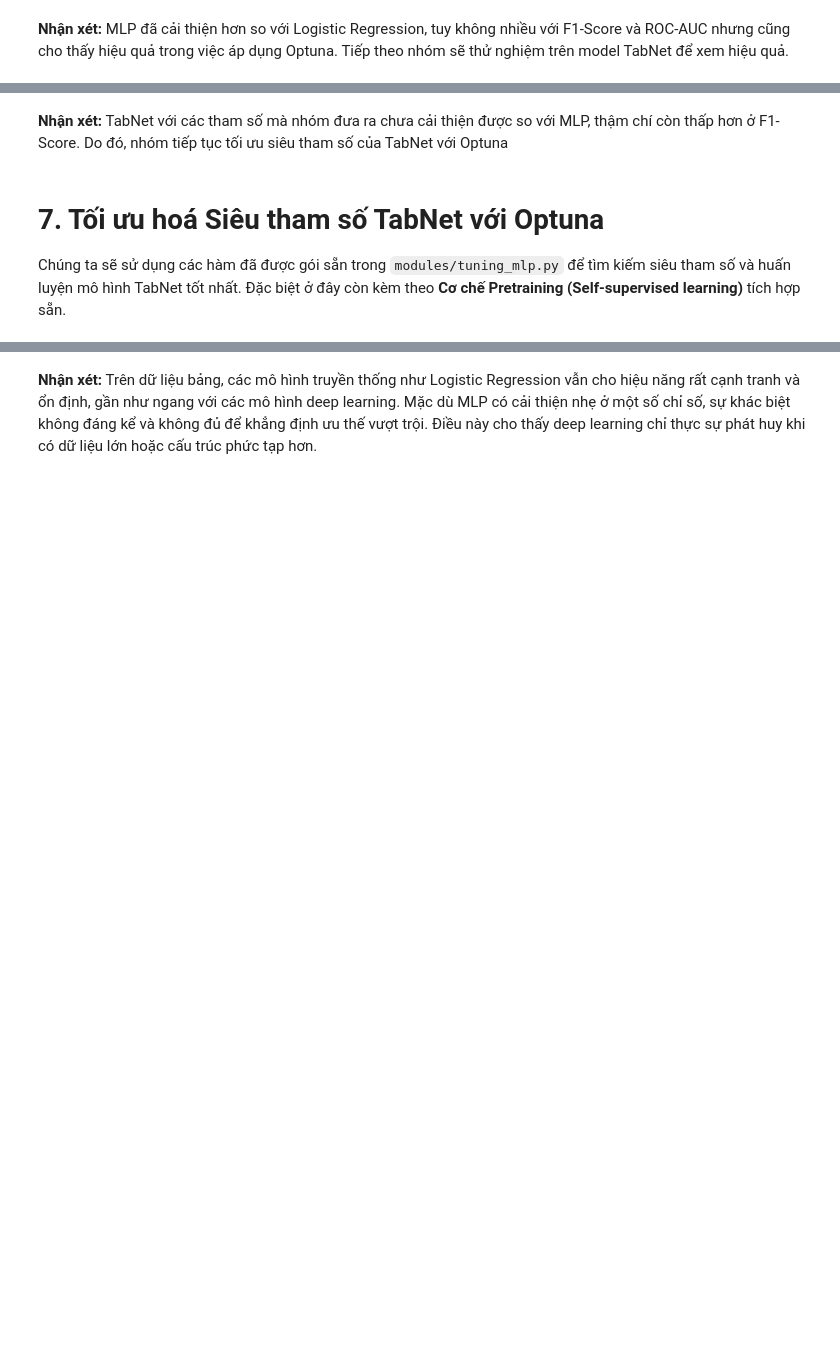
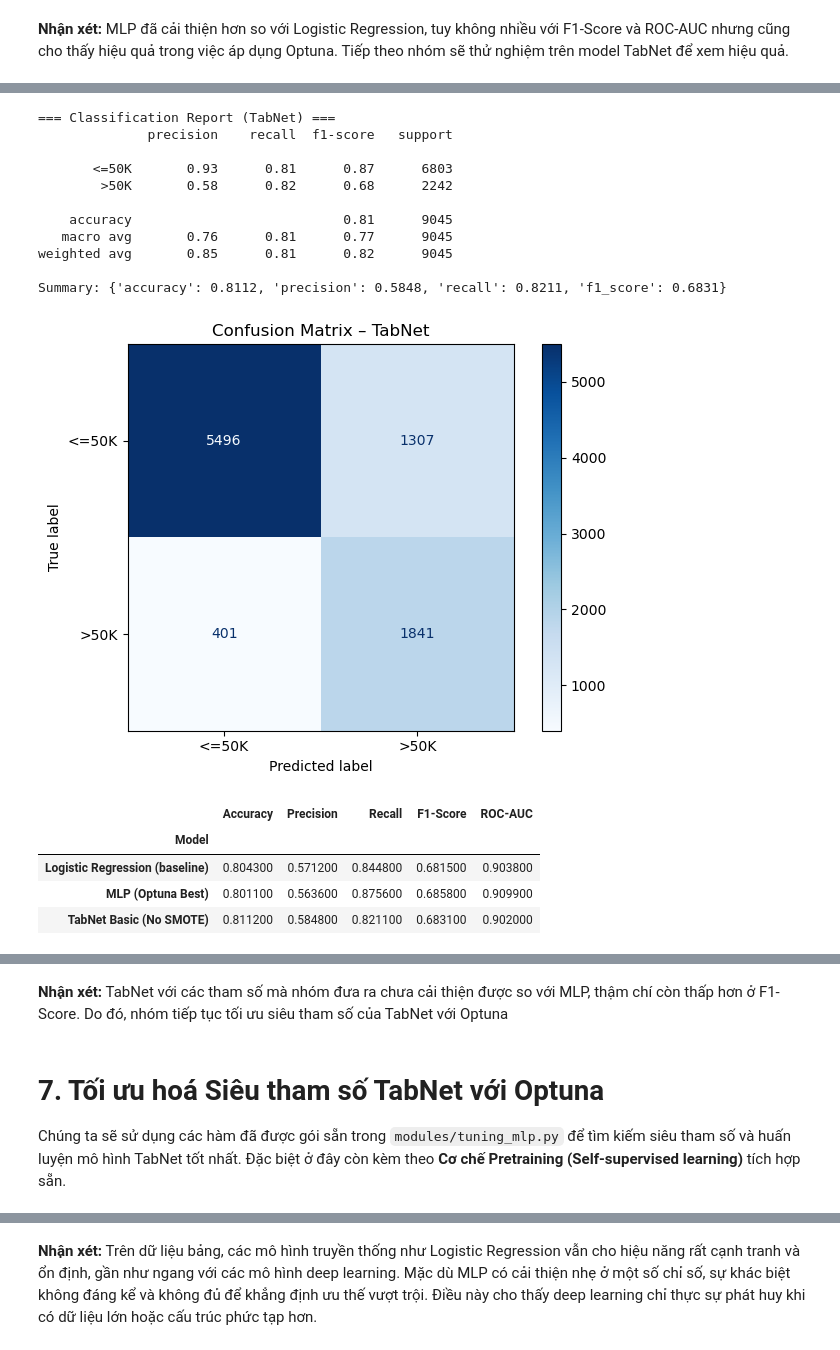
Before and after one commit to Hanne2202/ml-project-group10, a Jupyter notebook: notebooks/04_deep_learning.ipynb, the cells around one changed output, grey strips where cells are left out. Cells and saved outputs as stored; diff of their text form; code cells hidden in the pictures; blank space fills up the shorter version.

```diff
--- a/notebooks/04_deep_learning.ipynb
+++ b/notebooks/04_deep_learning.ipynb
@@ -310,15 +623,16 @@ import torch
 device = 'cuda' if torch.cuda.is_available() else 'cpu'
 print(f'Using device: {device}')
 
-# Đóng gói dữ liệu đã preprocessing vào dict chuẩn của dl module
+# MLP dùng dữ liệu KHÔNG SMOTE, class imbalance xử lý qua pos_weight trong loss
+# (tránh vấn đề SMOTE tạo giá trị thập phân trên cột OHE nhị phân)
 prep_data = {
-    'X_train': X_train_sm.values.astype('float32'),
+    'X_train': X_train_sc.values.astype('float32'),
     'X_val'  : X_val_sc.values.astype('float32'),
     'X_test' : X_test_sc.values.astype('float32'),
-    'y_train': y_train_sm.values.astype('int64'),
+    'y_train': y_train.values.astype('int64'),
     'y_val'  : y_val.values.astype('int64'),
     'y_test' : y_test.values.astype('int64'),
-    'input_dim': X_train_sm.shape[1],
+    'input_dim': X_train_sc.shape[1],
 }
 
 train_loader, val_loader, test_loader = dl.create_dataloaders(prep_data, batch_size=256)
@@ -343,5 +681,5 @@ history_mlp = dl.train_model(
     weight_decay=1e-3,
     patience=20,
     device=device,
-    use_pos_weight=False,
+    use_pos_weight=True,
 )
@@ -542,6 +990,7 @@ print("--- Chuẩn bị Data gốc cho TabNet ---")
 prep_tabnet = prep.preprocess_for_tabnet(
     df_clean,
     target_col='income',
+    val_size=0.1,   # Đồng nhất với split của MLP (val_size mặc định là 0.2)
     random_state=42
 )
 
@@ -573,7 +1058,7 @@ compare_all = pd.DataFrame([
         'Accuracy' : test_metrics_lr['accuracy'],
         'Precision': test_metrics_lr['precision'],
         'Recall'   : test_metrics_lr['recall'],
-        'F1-Score' : test_metrics_lr['f1'],
+        'F1-Score' : test_metrics_lr['f1_score'],
         'ROC-AUC'  : test_metrics_lr['roc_auc'],
     },
     {
@@ -586,30 +1071,48 @@ compare_all = pd.DataFrame([
     },
     {
         'Model'    : 'TabNet Basic (No SMOTE)',
         'Accuracy' : metrics_tabnet['accuracy'],
         'Precision': metrics_tabnet['precision'],
         'Recall'   : metrics_tabnet['recall'],
         'F1-Score' : metrics_tabnet['f1_score'],
         'ROC-AUC'  : round(roc_auc_score(y_true_tabnet, y_proba_tabnet), 4),
     },
 ])
 
 compare_all = compare_all.set_index('Model')
 display(compare_all.style.highlight_max(axis=0, color='lightgreen'))
 
 # Trực quan hoá
 fig, ax = plt.subplots(figsize=(12, 6))
 width_new = 0.25
 for i, model_name in enumerate(compare_all.index):
     ax.bar(x + (i - 1) * width_new, compare_all.loc[model_name, metrics_to_plot],
            width_new, label=model_name, alpha=0.85)
 
 ax.set_xticks(x)
 ax.set_xticklabels(metrics_to_plot)
 ax.set_ylim(0.5, 1.0)
 ax.set_ylabel('Score')
 ax.set_title('So sánh 3 Model – Test Set Metrics')
 ax.legend(loc='lower right')
 ax.grid(axis='y', alpha=0.3)
 plt.tight_layout()
 plt.show()
+# %% [output]
+=== Classification Report (TabNet) ===
+              precision    recall  f1-score   support
+
+       <=50K       0.93      0.81      0.87      6803
+        >50K       0.58      0.82      0.68      2242
+
+    accuracy                           0.81      9045
+   macro avg       0.76      0.81      0.77      9045
+weighted avg       0.85      0.81      0.82      9045
+
+Summary: {'accuracy': 0.8112, 'precision': 0.5848, 'recall': 0.8211, 'f1_score': 0.6831}
+[figure, added]
+|  | Accuracy | Precision | Recall | F1-Score | ROC-AUC |
+| Model |  |  |  |  |  |
+| Logistic Regression (baseline) | 0.804300 | 0.571200 | 0.844800 | 0.681500 | 0.903800 |
+| MLP (Optuna Best) | 0.801100 | 0.563600 | 0.875600 | 0.685800 | 0.909900 |
+| TabNet Basic (No SMOTE) | 0.811200 | 0.584800 | 0.821100 | 0.683100 | 0.902000 |
@@ -618,6 +1122,8 @@ plt.show()
 
 **Nhận xét:** TabNet với các tham số mà nhóm đưa ra chưa cải thiện được so với MLP, thậm chí còn thấp hơn ở F1-Score. Do đó, nhóm tiếp tục tối ưu siêu tham số của TabNet với Optuna
 # %% [markdown]
+<!-- @format -->
+
 # 7. Tối ưu hoá Siêu tham số TabNet với Optuna
 
 Chúng ta sẽ sử dụng các hàm đã được gói sẵn trong `modules/tuning_mlp.py` để tìm kiếm siêu tham số và huấn luyện mô hình TabNet tốt nhất. Đặc biệt ở đây còn kèm theo **Cơ chế Pretraining (Self-supervised learning)** tích hợp sẵn.
```
Also changed, not shown: parts of 45 cells of this notebook, 3 other files.
